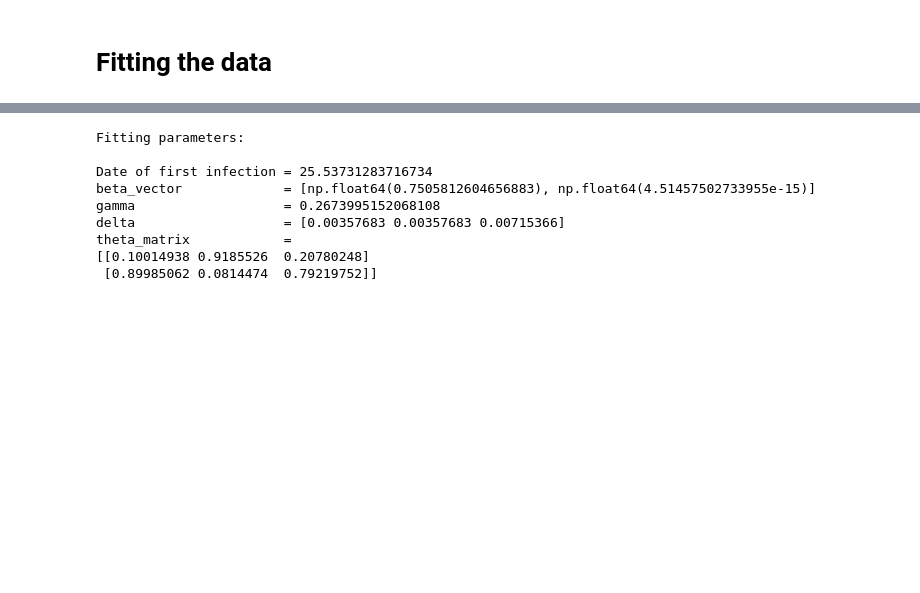
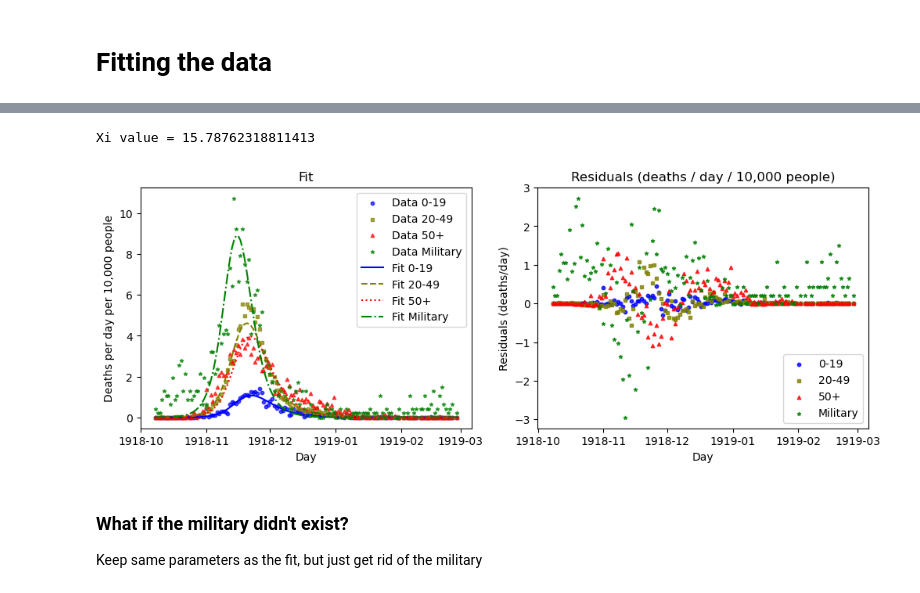
Before and after one commit to gavdoubleu/SEIRD_model, a Jupyter notebook: SEIRD model NZ.ipynb, the cells around one changed output, grey strips where cells are left out. Cells and saved outputs as stored; diff of their text form; code cells hidden in the pictures; blank space fills up the shorter version.

```diff
--- a/SEIRD model NZ.ipynb
+++ b/SEIRD model NZ.ipynb
@@ -277,12 +289,10 @@ Xi value = 18.42033850141584
-# %%
-my_fit.model_handler.print_params()
-# %% [output]
-Fitting parameters:
-
-Date of first infection = 25.53731283716734
-beta_vector             = [np.float64(0.7505812604656883), np.float64(4.51457502733955e-15)]
-gamma                   = 0.2673995152068108
-delta                   = [0.00357683 0.00357683 0.00715366]
-theta_matrix            =
-[[0.10014938 0.9185526  0.20780248]
- [0.89985062 0.0814474  0.79219752]]
+# %%
+my_fit.plot_fit(labellist=['0-19','20-49','50+', 'Military'], xplot=xplot, plot_rate=True)
+#plt.savefig('Death_rate_age_and_mil.pdf')
+# %% [output]
+Xi value = 15.78762318811413
+[figure, added]
+# %% [markdown]
+### What if the military didn't exist?
+
+Keep same parameters as the fit, but just get rid of the military
```
Also changed, not shown: parts of 16 cells of this notebook, 8 other files.
